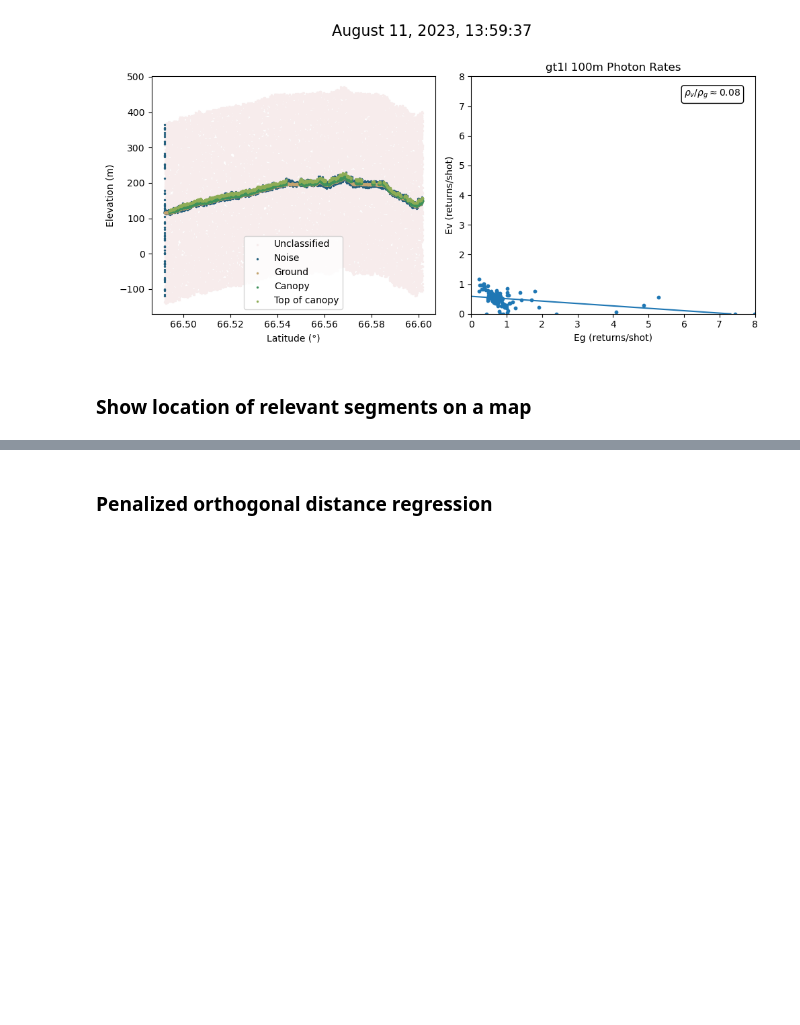
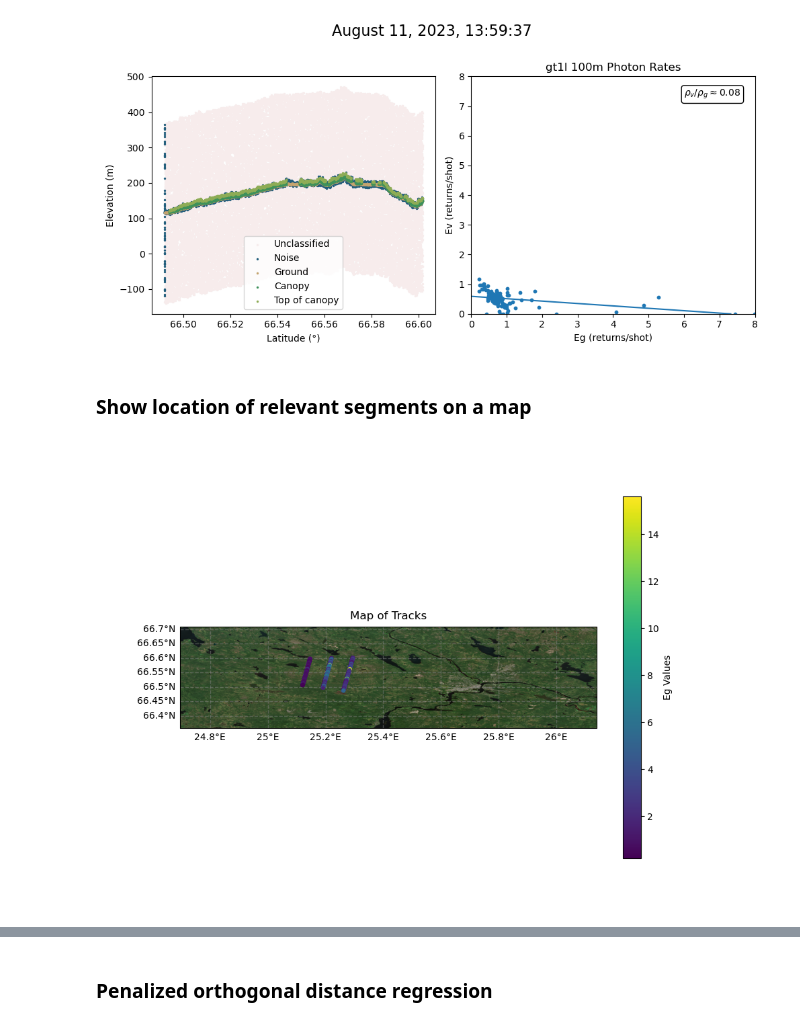
Before and after one commit to thomaslaraia/Snowstradamus, a Jupyter notebook: pvpg_outliers.ipynb, the cells around one changed output, grey strips where cells are left out. Saved outputs shown, nothing was run; the diff lists cells and outputs as text; code cells hidden in the pictures; blank space fills up the shorter version.

```diff
--- a/pvpg_outliers.ipynb
+++ b/pvpg_outliers.ipynb
@@ -28,37 +28,22 @@ pvpg_gt(atl03path, atl08path, gt)
 # %% [markdown]
 ### Show location of relevant segments on a map
 # %%
-from cartopy.mpl.ticker import LongitudeFormatter, LatitudeFormatter
-# Sample DataFrame with latitude and longitude columns
-# Replace this with your actual DataFrame
-df = atl08.df.loc[:,['lat','lon']]
-df_outlier = atl08.df[atl08.df.Eg > 4].loc[:,['lat','lon']]
+from scripts.show_tracks import *
 
-# Create a map with Cartopy
-fig, ax = plt.subplots(subplot_kw={'projection': ccrs.PlateCarree()}, figsize = (10,7))
-ax.set_extent([25.15,25.35,66.45,66.65])  # Set the map extent to cover Edinburgh
+%matplotlib ipympl
 
-# Plot points from the DataFrame
-ax.scatter(df['lon'], df['lat'], color='b', marker='o', label='Data Points', zorder=3, s=10)
-ax.scatter(df_outlier['lon'], df_outlier['lat'], color='r', marker='x', label='Outliers', zorder=4, s=10)
+dirpath = '../data/rovaniemi_w/'
+all_ATL03, all_ATL08 = track_pairs(dirpath)
 
-tif = rasterio.open(dirpath + '/rovaniemi_image.tiff')
-show(tif, ax=ax, transform=ccrs.PlateCarree())
+# extent = [25.2, 25.4, 66.45, 66.65]
+fig, ax = map_setup(map_path = dirpath + '/rovaniemi_image.tiff')
 
-# Add labels, title, and legend
-ax.set_xlabel('Longitude')
-ax.set_ylabel('Latitude')
-ax.set_title('Map of Data Points')
-ax.legend()
-
-# Add latitude and longitude gridlines
-gl = ax.gridlines(crs=ccrs.PlateCarree(), draw_labels=True, linestyle='--', linewidth=1, color='gray', alpha=0.5)
-gl.top_labels = gl.right_labels = False  # Updated lines
-gl.xformatter = LongitudeFormatter()
-gl.yformatter = LatitudeFormatter()
+ax = show_tracks(all_ATL03[0], all_ATL08[0], ax)
 
 # Show the plot
 plt.show()
+# %% [output]
+[figure, added]
 # %% [markdown]
 All the outliers occur on or partially on patches of darker marshland. The lighter marshland visible in the bottom left figure does not yield similar outliers. Instead of deleting the entries with arbitrarily large values of Ev, I changed the value of these entries to 0. The classified track above show segments with no canopy cover and the track plot shows that all problem entries occurred over such treeless spaces. Thus, I felt that this change was justified; it seems like more of a data entry issue that data collection issue.
 
```
Also changed, not shown: parts of 1 cell of this notebook, 2 other files.
